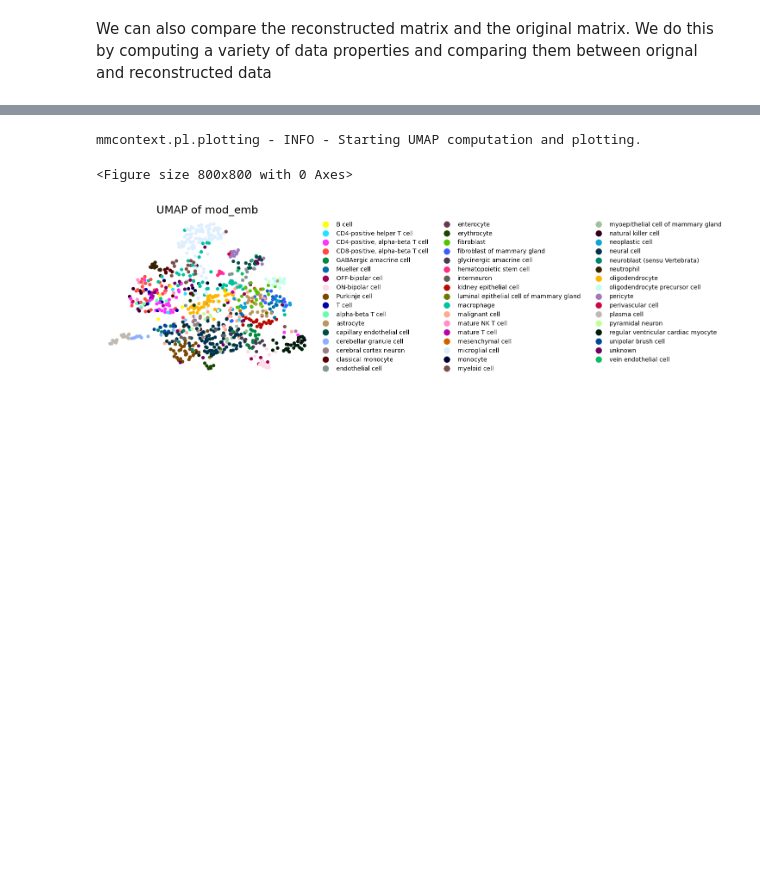
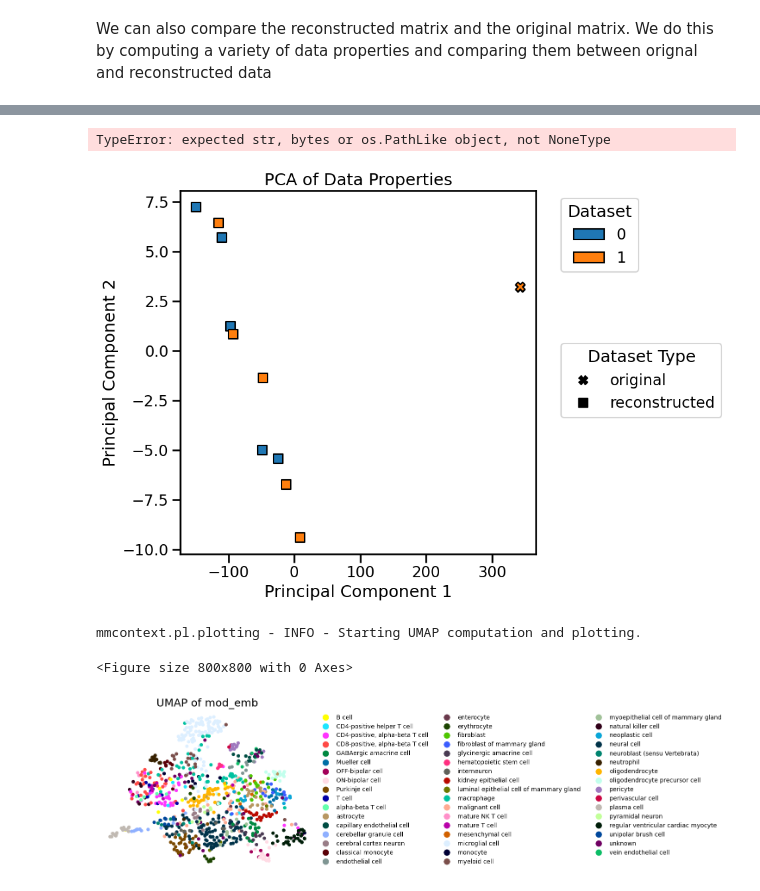
Before and after one commit to mengerj/mmcontext, a Jupyter notebook: docs/notebooks/example.ipynb, the cells around one changed output, grey strips where cells are left out. Saved outputs shown, nothing was run; the diff lists cells and outputs as text; code cells hidden in the pictures; blank space fills up the shorter version.

Commit message:
Refactor data properties class and include methods to plot

```diff
--- a/docs/notebooks/example.ipynb
+++ b/docs/notebooks/example.ipynb
@@ -444,0 +475,2 @@ properties["allLog2FC"]
+# %%
+dp.add_original_data(test_adata.X.toarray())
@@ -444,0 +482,13 @@ properties["allLog2FC"]
+# %%
+# Make reconstructed data and add it to the DataProperties object
+for _i in range(0, 5):
+    trainer.infer_adata(
+        test_adata,
+        sample_id_key="soma_joinid",
+        seq_length=seq_length,
+        batch_size=batch_size,
+        chunk_size=seq_length * batch_size,
+        output_zarr_path="inferred_adata.zarr",
+    )
+    inferred_adata = anndata.read_zarr("inferred_adata.zarr")
+    dp.add_reconstructed_data(inferred_adata.layers["reconstructed"])
@@ -444,0 +526,6 @@ properties["allLog2FC"]
+# %%
+# simulate new data and perform the same procedure
+# This could be a different test dataset
+test_adata2 = test_adata.copy()
+test_adata2.X += np.random.normal(0, 1e-6, size=test_adata2.X.shape)
+dp.add_original_data(test_adata.X.toarray())
@@ -444,0 +537,13 @@ properties["allLog2FC"]
+# %%
+for _i in range(0, 5):
+    # Pass through the model
+    trainer.infer_adata(
+        test_adata2,
+        sample_id_key="soma_joinid",
+        seq_length=seq_length,
+        batch_size=batch_size,
+        chunk_size=seq_length * batch_size,
+        output_zarr_path="inferred_adata.zarr",
+    )
+    inferred_adata = anndata.read_zarr("inferred_adata.zarr")
+    dp.add_reconstructed_data(inferred_adata.layers["reconstructed"])
@@ -445,3 +601,11 @@ properties["allLog2FC"]
+# %%
+dp.plot_metrics()
+# %% [output]
+TypeError: expected str, bytes or os.PathLike object, not NoneType
+# %%
+dp.plot_pca()
+# %% [output]
+[figure, added]
 # %%
 plot_umap(inferred_adata, color_group="cell_type", embedding_key="mod_emb", save_plot=False)
 # %% [output]
```
Also changed, not shown: parts of 21 cells of this notebook, 1 other file.
